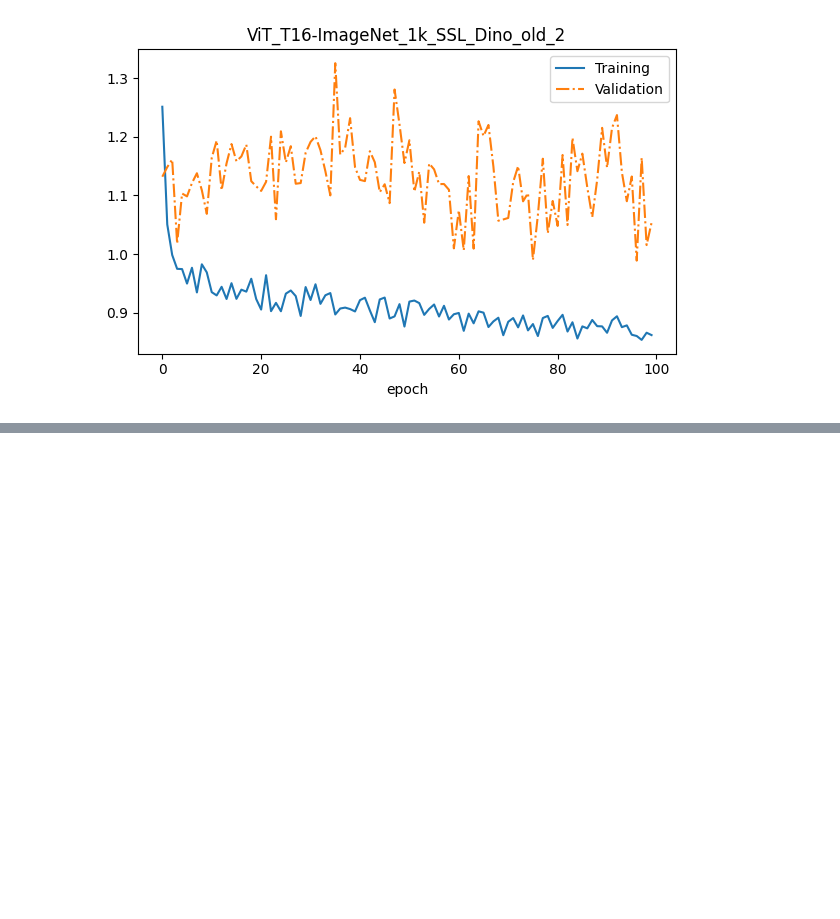
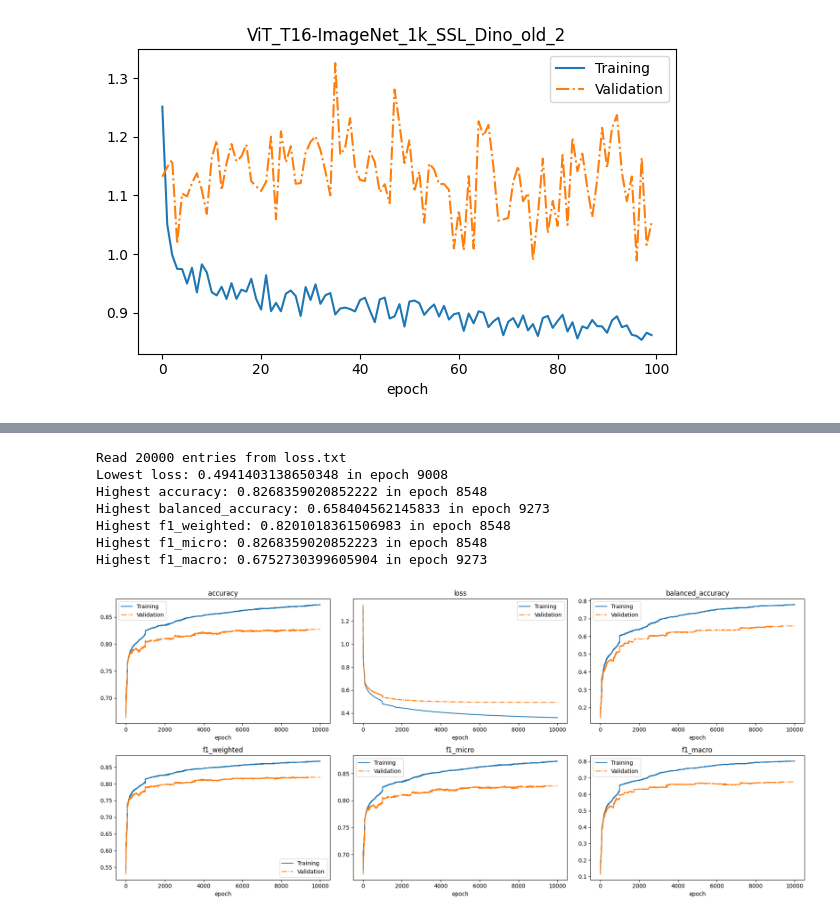
Before and after one commit to AlexanderPeter/thesis, a Jupyter notebook: code/16_plot_metrics_from_log.ipynb, the cells around one changed output, grey strips where cells are left out. Saved outputs shown, nothing was run; the diff lists cells and outputs as text; code cells hidden in the pictures; blank space fills up the shorter version.

```diff
--- a/code/16_plot_metrics_from_log.ipynb
+++ b/code/16_plot_metrics_from_log.ipynb
@@ -117 +161,16 @@ Lowest loss: 0.9887001808138861 in epoch 96
+# %%
+plot_loss_txt(
+    "../runs/HAM10000/ViT_T16-ImageNet_1k_SSL_Dino/logreg_2/loss.txt",
+    columns_high=columns_high,
+    num_columns=3,
+)
+# %% [output]
+Read 20000 entries from loss.txt
+Lowest loss: 0.4941403138650348 in epoch 9008
+Highest accuracy: 0.8268359020852222 in epoch 8548
+Highest balanced_accuracy: 0.658404562145833 in epoch 9273
+Highest f1_weighted: 0.8201018361506983 in epoch 8548
+Highest f1_micro: 0.8268359020852223 in epoch 8548
+Highest f1_macro: 0.6752730399605904 in epoch 9273
+[figure, added]
 # %%
```
Also changed, not shown: parts of 8 cells of this notebook, 4 other files.
